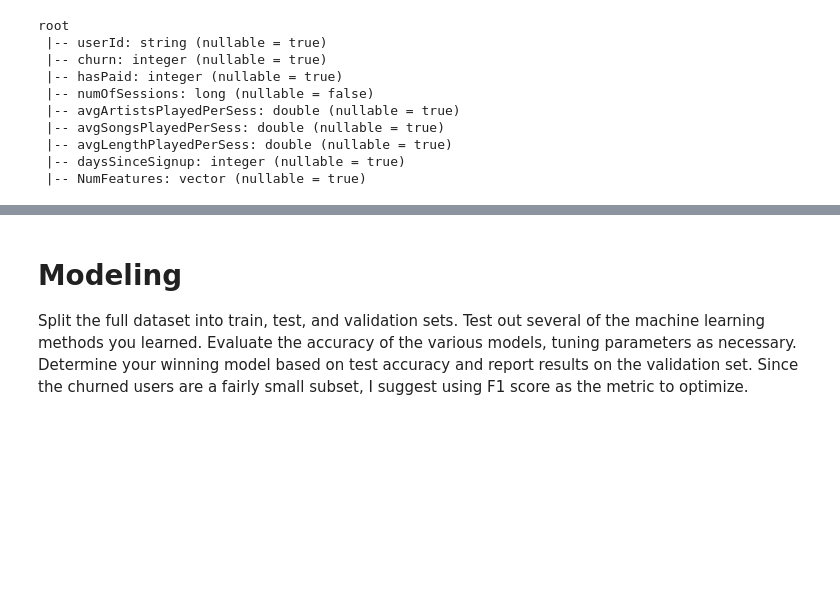
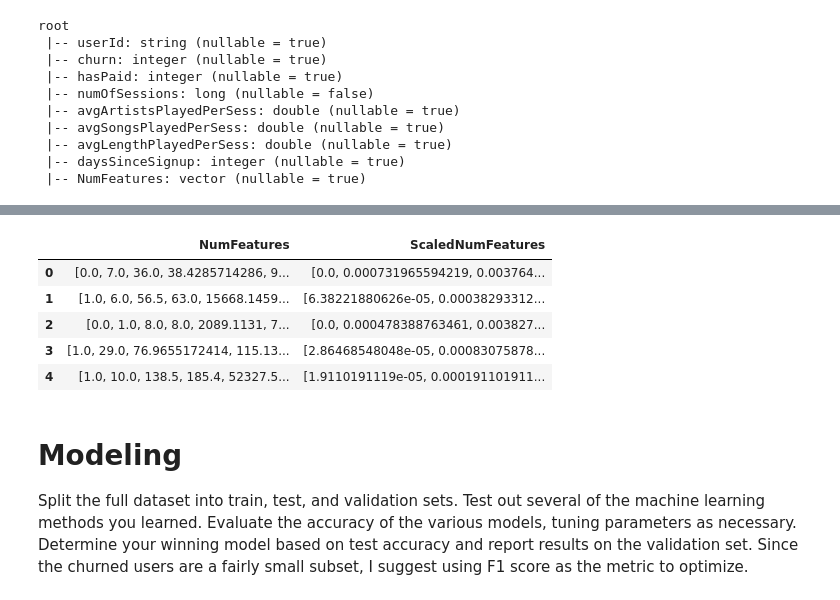
Before and after one commit to tenniskit/capstone-project-sparkify, a Jupyter notebook: Sparkify.ipynb, the cells around one changed output, grey strips where cells are left out. Saved outputs shown, nothing was run; the diff lists cells and outputs as text; code cells hidden in the pictures; blank space fills up the shorter version.

```diff
--- a/Sparkify.ipynb
+++ b/Sparkify.ipynb
@@ -731,0 +733,4 @@ only showing top 5 rows
+# %%
+scaler = Normalizer(inputCol = "NumFeatures", outputCol = "ScaledNumFeatures")
+df_user_profile = scaler.transform(df_user_profile)
+df_user_profile.printSchema()
@@ -732,3 +749,13 @@ only showing top 5 rows
+# %%
+df = df_user_profile.select(["NumFeatures", "ScaledNumFeatures"] ).toPandas()
+df.head(5)
+# %% [output]
+|  | NumFeatures | ScaledNumFeatures |
+| 0 | [0.0, 7.0, 36.0, 38.4285714286, 9... | [0.0, 0.000731965594219, 0.003764... |
+| 1 | [1.0, 6.0, 56.5, 63.0, 15668.1459... | [6.38221880626e-05, 0.00038293312... |
+| 2 | [0.0, 1.0, 8.0, 8.0, 2089.1131, 7... | [0.0, 0.000478388763461, 0.003827... |
+| 3 | [1.0, 29.0, 76.9655172414, 115.13... | [2.86468548048e-05, 0.00083075878... |
+| 4 | [1.0, 10.0, 138.5, 185.4, 52327.5... | [1.9110191119e-05, 0.000191101911... |
 # %% [markdown]
 # Modeling
 Split the full dataset into train, test, and validation sets. Test out several of the machine learning methods you learned. Evaluate the accuracy of the various models, tuning parameters as necessary. Determine your winning model based on test accuracy and report results on the validation set. Since the churned users are a fairly small subset, I suggest using F1 score as the metric to optimize.
```
Also changed, not shown: parts of 12 cells of this notebook, 1 other file.
